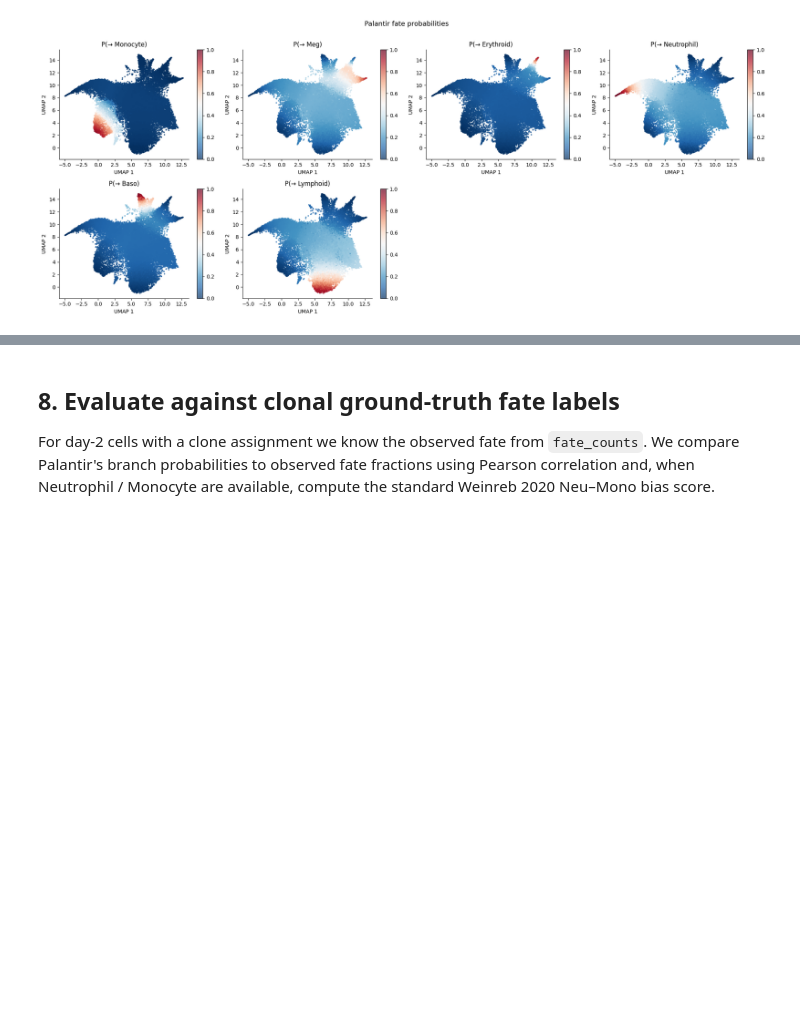
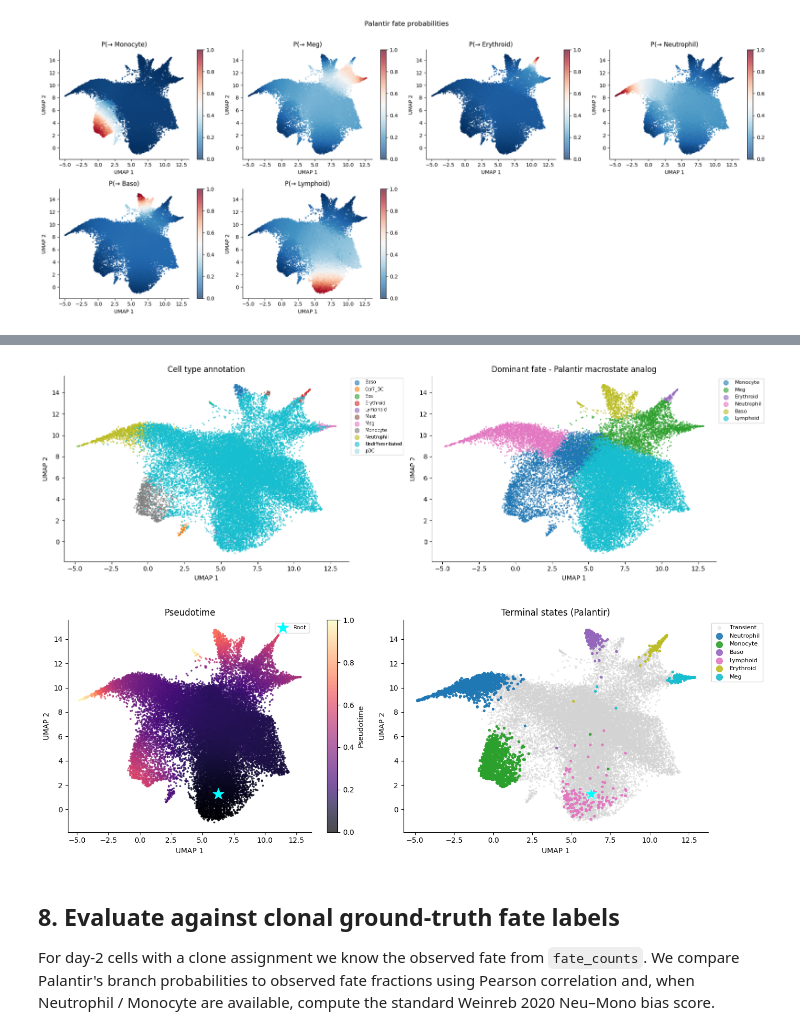
Before and after one commit to TobiasKofman/markov-chains-scrnaseq-larry, a Jupyter notebook: 02_palantir.ipynb, the cells around one changed output, grey strips where cells are left out. Saved outputs shown, nothing was run; the diff lists cells and outputs as text; code cells hidden in the pictures; blank space fills up the shorter version.

Commit message:
Additional figures for Palantir

```diff
--- a/02_palantir.ipynb
+++ b/02_palantir.ipynb
@@ -369,3 +373,81 @@ else:
+# %%
+_umap = adata_d2.obsm["X_umap"]
+_branch_names = adata_d2.uns.get("palantir_branch_names", [])
+_bp_arr = adata_d2.obsm.get(fate_prob_key)
+
+# Dominant fate: argmax of fate probabilities (Palantir's macrostate analog)
+_dom_fate = None
+if _bp_arr is not None and len(_branch_names) > 0:
+    _dom_fate = np.array(_branch_names)[np.argmax(_bp_arr, axis=1)]
+
+# Figure 1: cell type annotation (left) vs dominant fate (right)
+fig, axes = plt.subplots(1, 2, figsize=(16, 5))
+
+_cts = sorted(adata_d2.obs[celltype_col].dropna().unique())
+_cmap_ct = plt.get_cmap("tab20", len(_cts))
+for i, ct in enumerate(_cts):
+    m = (adata_d2.obs[celltype_col] == ct).values
+    axes[0].scatter(_umap[m, 0], _umap[m, 1], s=2, alpha=0.6,
+                    color=_cmap_ct(i), label=ct, rasterized=True)
+axes[0].set(title="Cell type annotation", xlabel="UMAP 1", ylabel="UMAP 2")
+axes[0].legend(markerscale=5, bbox_to_anchor=(1, 1), fontsize=7, loc="upper left")
+
+if _dom_fate is not None:
+    _cmap_fate = plt.get_cmap("tab10", len(_branch_names))
+    for i, b in enumerate(_branch_names):
+        m = _dom_fate == b
+        axes[1].scatter(_umap[m, 0], _umap[m, 1], s=2, alpha=0.6,
+                        color=_cmap_fate(i), label=b, rasterized=True)
+    axes[1].set(title="Dominant fate - Palantir macrostate analog", xlabel="UMAP 1", ylabel="UMAP 2")
+    axes[1].legend(markerscale=5, bbox_to_anchor=(1, 1), fontsize=8, loc="upper left")
+
+plt.tight_layout()
+plt.show()
+
+# Figure 2: pseudotime (left) vs terminal states on UMAP (right)
+if pseudo_key in adata_d2.obs.columns:
+    _pseudo = adata_d2.obs[pseudo_key].values
+
+    fig, axes = plt.subplots(1, 2, figsize=(14, 5))
+
+    # Left: pseudotime gradient
+    sc0 = axes[0].scatter(_umap[:, 0], _umap[:, 1], s=3, alpha=0.7,
+                          c=_pseudo, cmap="magma", vmin=0, vmax=1, rasterized=True)
+    plt.colorbar(sc0, ax=axes[0], label="Pseudotime")
+    axes[0].scatter(_umap[start_idx, 0], _umap[start_idx, 1],
+                    s=250, color="cyan", marker="*", zorder=5, label="Root")
+    axes[0].set(title="Pseudotime", xlabel="UMAP 1", ylabel="UMAP 2")
+    axes[0].legend(fontsize=8)
+
+    # Right: grey background; color the full cluster for each terminal lineage
+    _terminal_lineages = list(terminal_states.values)
+    _cmap_ts = plt.get_cmap("tab10", len(_terminal_lineages))
+    _lineage_color = {lin: _cmap_ts(k) for k, lin in enumerate(_terminal_lineages)}
+
+    # Draw non-terminal cells in grey first so colored clusters sit on top
+    _is_terminal_ct = adata_d2.obs[celltype_col].isin(_terminal_lineages).values
+    axes[1].scatter(_umap[~_is_terminal_ct, 0], _umap[~_is_terminal_ct, 1],
+                    s=2, alpha=0.4, color="lightgray", rasterized=True, label="Transient")
+
+    # Draw each terminal lineage cluster colored by its lineage
+    for lin, color in _lineage_color.items():
+        m_ct = (adata_d2.obs[celltype_col] == lin).values
+        axes[1].scatter(_umap[m_ct, 0], _umap[m_ct, 1], s=8, alpha=0.9,
+                        color=color, rasterized=True, label=lin)
+
+    # Mark root cell
+    axes[1].scatter(_umap[start_idx, 0], _umap[start_idx, 1],
+                    s=350, color="cyan", marker="*", zorder=6,
+                    edgecolors="white", linewidths=0.5)
+
+    axes[1].set(title="Terminal states (Palantir)", xlabel="UMAP 1", ylabel="UMAP 2")
+    axes[1].legend(markerscale=3, fontsize=8, bbox_to_anchor=(1, 1), loc="upper left")
+
+    plt.tight_layout()
+    plt.show()
+# %% [output]
+[figure, added]
+[figure, added]
 # %% [markdown]
 ## 8. Evaluate against clonal ground-truth fate labels
 
```
Also changed, not shown: parts of 6 cells of this notebook.
